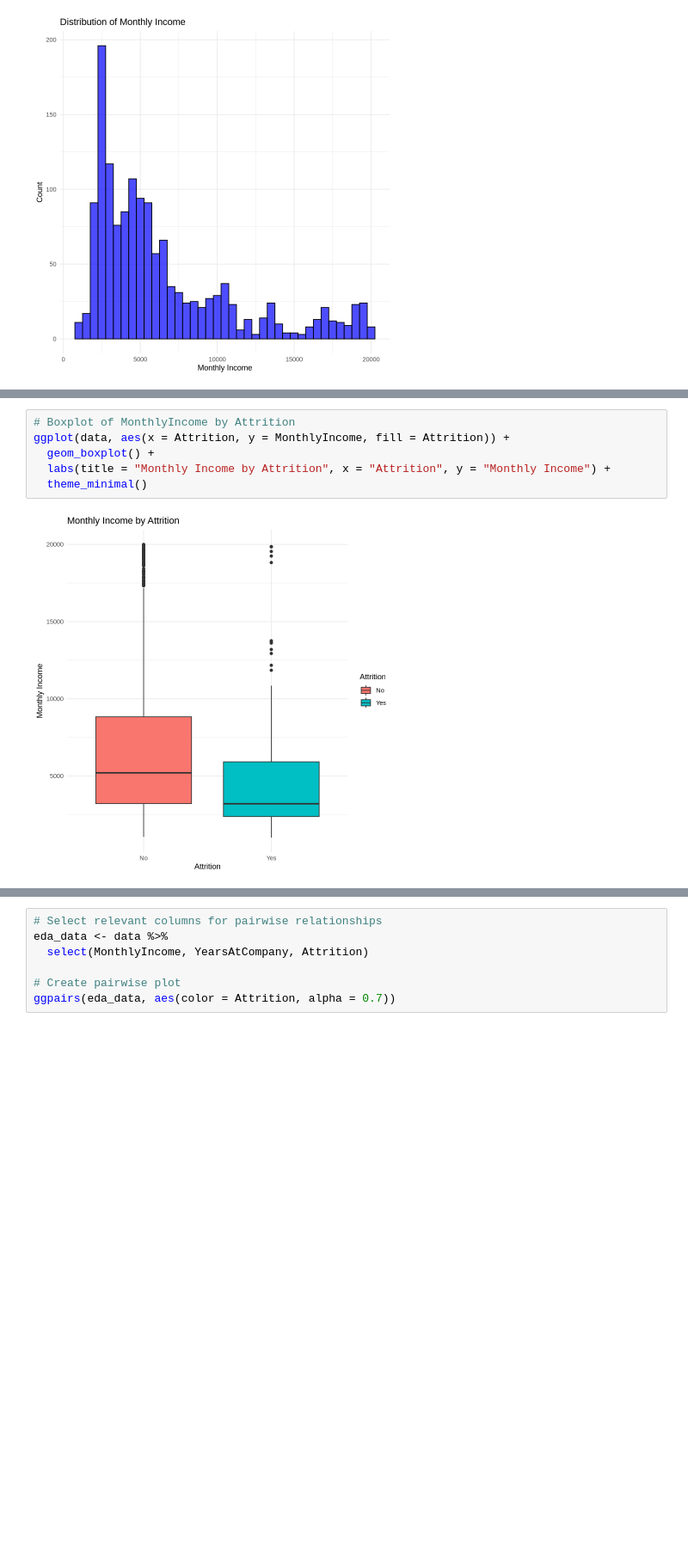
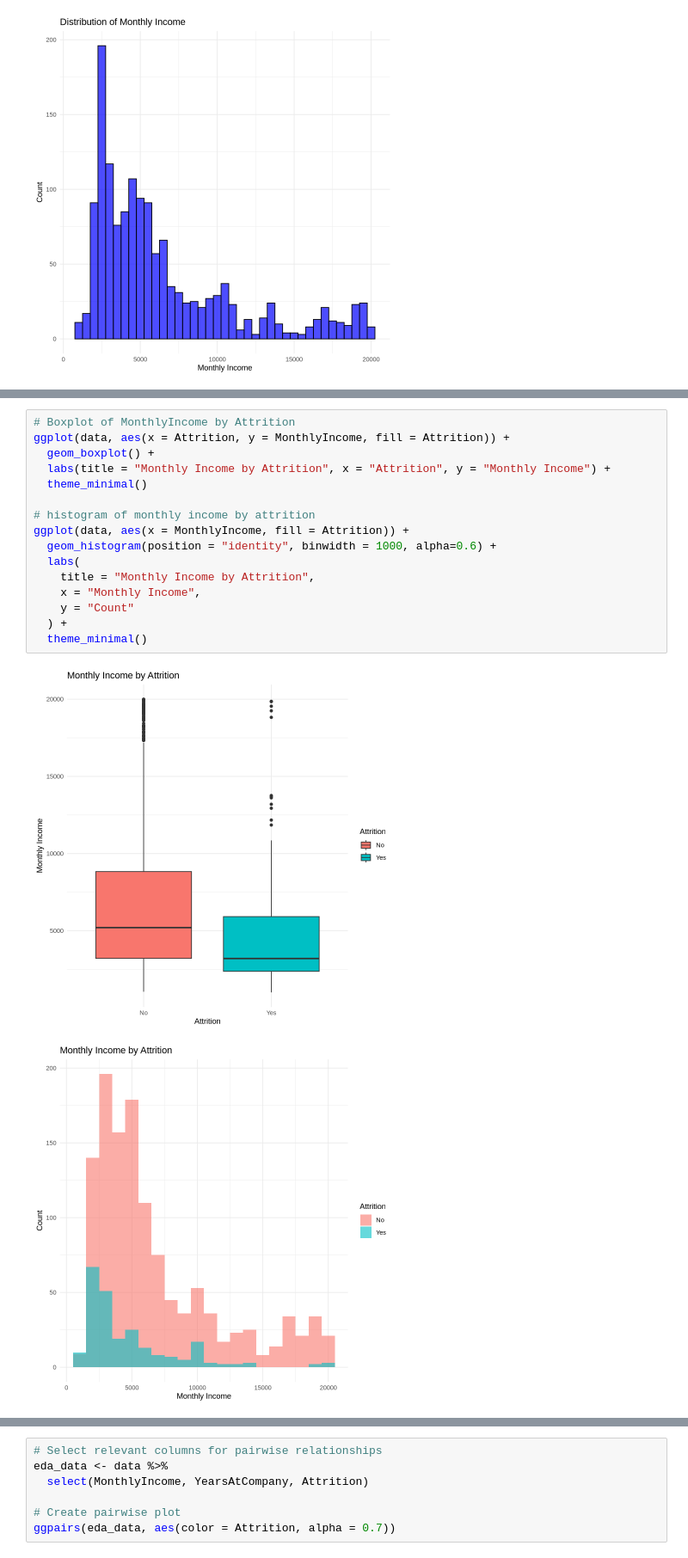
Before and after one commit to navthukral/STAT301Project, a Jupyter notebook: GroupReport.ipynb, the cells around one changed output, grey strips where cells are left out. Shown at 86% size. Drawn from its saved outputs; the diff is of its cells as text; blank space fills up the shorter version.

```diff
--- a/GroupReport.ipynb
+++ b/GroupReport.ipynb
@@ -96,8 +224,19 @@ The boxplot illustrates the relationship between monthly income and employee att
 # %%
 # Boxplot of MonthlyIncome by Attrition
 ggplot(data, aes(x = Attrition, y = MonthlyIncome, fill = Attrition)) +
   geom_boxplot() +
   labs(title = "Monthly Income by Attrition", x = "Attrition", y = "Monthly Income") +
   theme_minimal()
+
+# histogram of monthly income by attrition
+ggplot(data, aes(x = MonthlyIncome, fill = Attrition)) +
+  geom_histogram(position = "identity", binwidth = 1000, alpha=0.6) +
+  labs(
+    title = "Monthly Income by Attrition",
+    x = "Monthly Income",
+    y = "Count"
+  ) +
+  theme_minimal()
 # %% [output]
 [figure]
+[figure, added]
```
Also changed, not shown: parts of 19 cells of this notebook.
